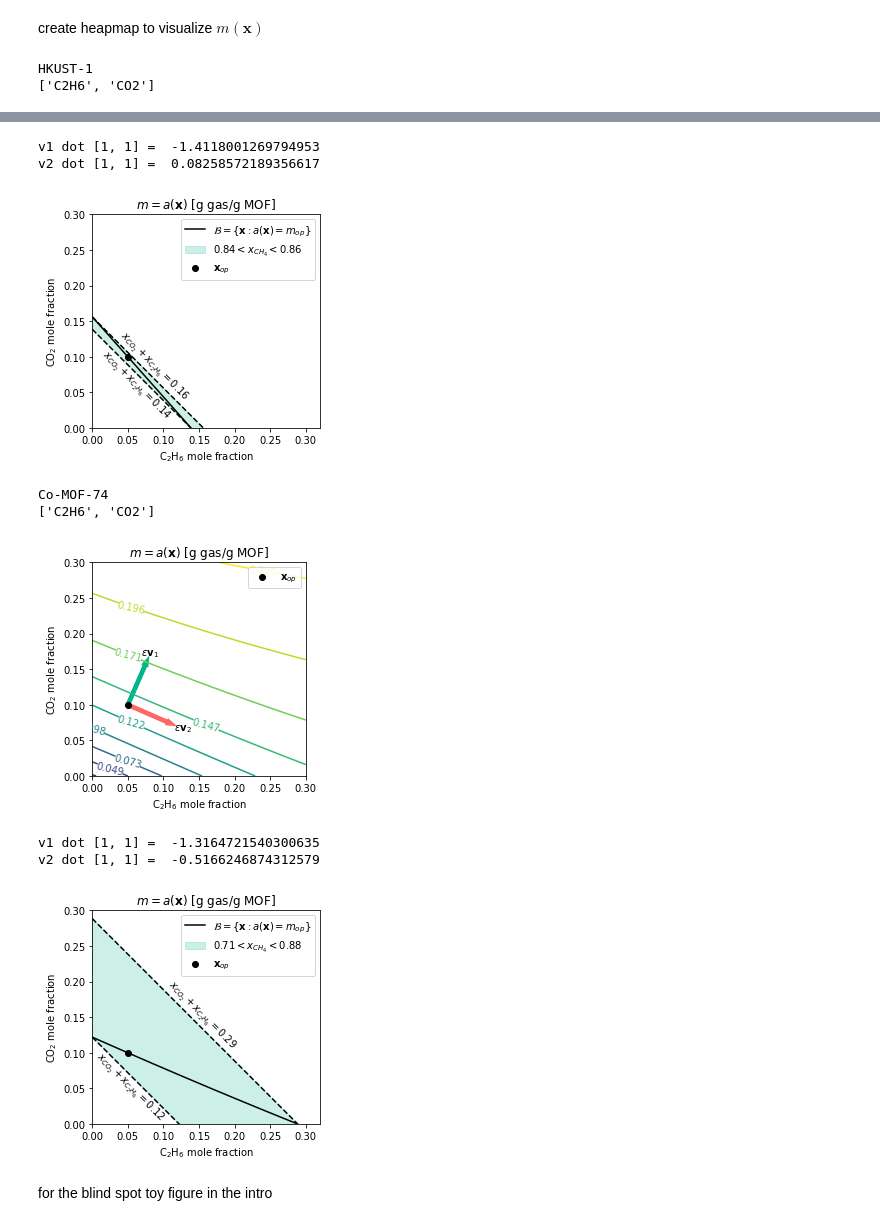
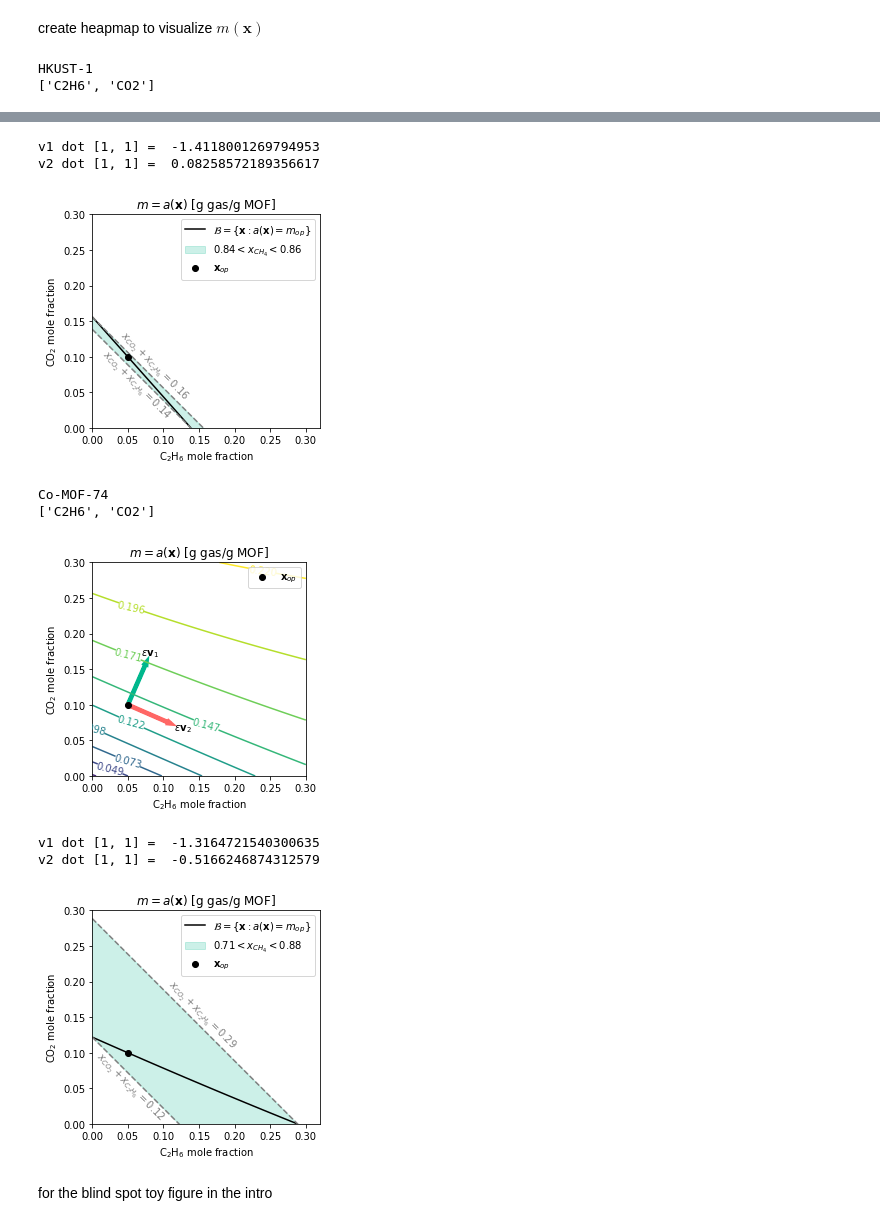
Before and after one commit to SimonEnsemble/unresponsive_directions_in_sensors, a Jupyter notebook: IAST.ipynb, the cells around one changed output, grey strips where cells are left out. Cells and saved outputs as stored; diff of their text form; code cells hidden in the pictures.

```diff
--- a/IAST.ipynb
+++ b/IAST.ipynb
@@ -353,13 +353,13 @@ for mof in mofs:
                 x_c = minimize(make_zero, 0.1).x[0]
                 x_cs.append(x_c)
 
-                plt.plot(x, x_c - x, color="k", linestyle="--")
+                plt.plot(x, x_c - x, color="gray", linestyle="--")
 
             for x_c in x_cs:
                 dx = 0.0085
                 if x_c == np.min(x_cs):
                     dx = -dx
-                plt.text(x_c/2 + dx, x_c/2 + dx, "$x_{CO_2}+x_{C_2H_6}=$" + "{}".format(np.round(x_c, 2)), ha="center", va="center", rotation=-45)
+                plt.text(x_c/2 + dx, x_c/2 + dx, "$x_{CO_2}+x_{C_2H_6}=$" + "{}".format(np.round(x_c, 2)), ha="center", va="center", rotation=-45, color="gray")
 
             CS = ax.contour(X_1, X_2, M, levels=[m_op], colors="k")# , colors="k")
             plt.plot([], [], color="k", label="$\mathcal{B}=\{\mathbf{x}:a(\mathbf{x})=m_{op}\}$")
@@ -368,35 +368,35 @@ for mof in mofs:
 
             min_ch4 = 1 - np.max(x_cs)
             max_ch4 = 1 - np.min(x_cs)
             plt.fill_between(x, x_cs[0] - x, x_cs[1] - x, alpha=0.2, color=cool_colors["green"],
                              label="{}".format(np.round(min_ch4, 2)) + "$<x_{CH_4}<$" + "{}".format(np.round(max_ch4, 2)))
             ax.set_title("$m=a(\mathbf{x})$ [g gas/g MOF]")
             ax.set_xlabel(gas_to_label[contaminants[0]] + " mole fraction")
             ax.set_ylabel(gas_to_label[contaminants[1]] + " mole fraction")
             # sketch operating point and directions
             plt.scatter(x_op[0], x_op[1], color="k", label="$\mathbf{x}_{op}$", zorder=1000)
             plt.legend()
             ax.set_ylim(ymin=0)
             ax.set_xlim(xmin=0)
             # plt.plot([x_op[0], x_op[0] - v1[0]/10], [x_op[1], x_op[1] - v1[1]/10], color='k')
             # plt.plot([x_op[0], x_op[0] - v2[0]/10], [x_op[1], x_op[1] - v2[1]/10], color='k')
             plt.gca().set_aspect('equal', 'box')
             plt.tight_layout()
             plt.savefig(mof + "_" + contaminants[0] + "_" + contaminants[1] + "_constraints.pdf", format="pdf", bbox_inches="tight")
             plt.show()
 # %% [output]
 HKUST-1
 ['C2H6', 'CO2']
 [figure]
 v1 dot [1, 1] =  -1.4118001269794953
 v2 dot [1, 1] =  0.08258572189356617
-[figure, old version]
+[figure, new version]
 Co-MOF-74
 ['C2H6', 'CO2']
 [figure]
 v1 dot [1, 1] =  -1.3164721540300635
 v2 dot [1, 1] =  -0.5166246874312579
-[figure, old version]
+[figure, new version]
 # %% [markdown]
 for the blind spot toy figure in the intro
 # %%
```
